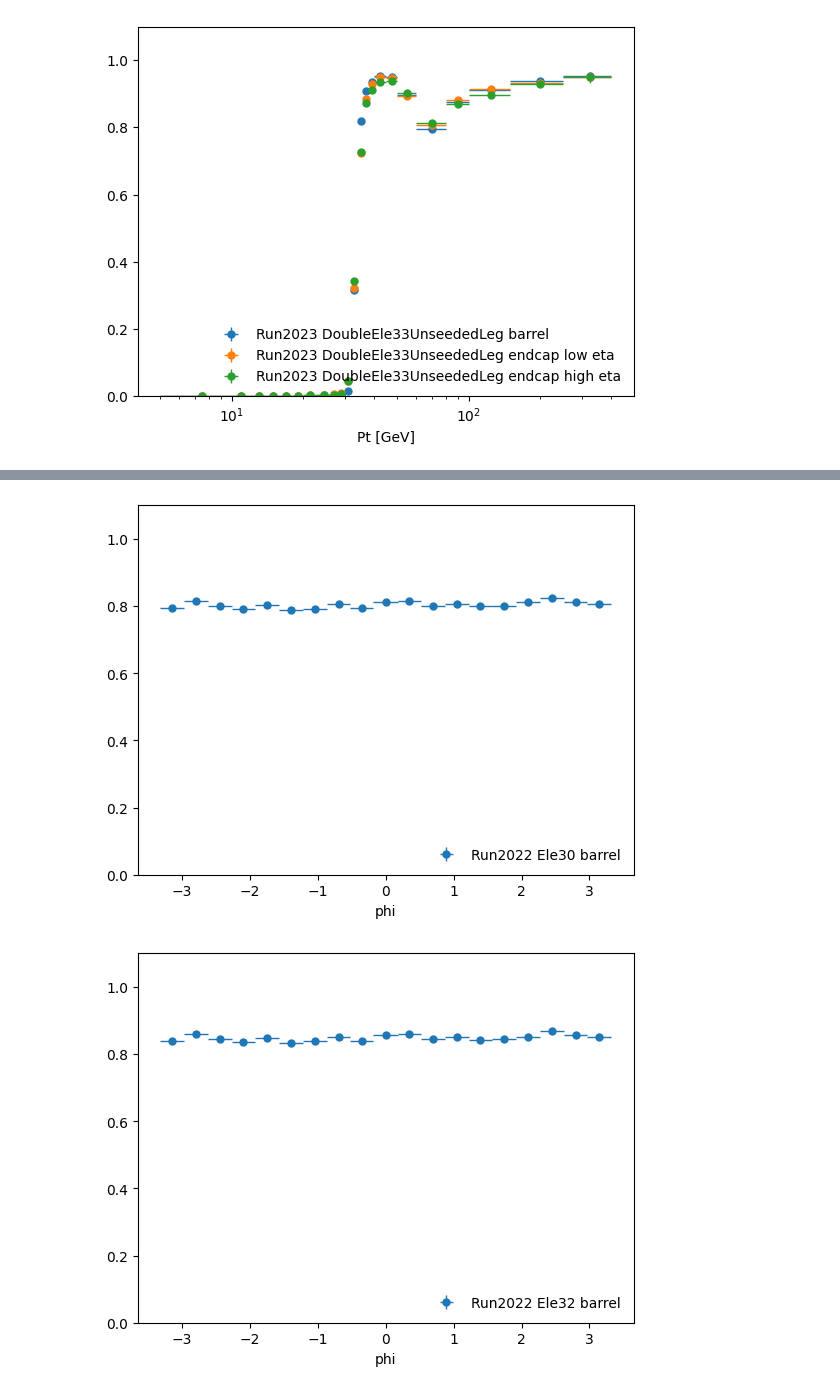
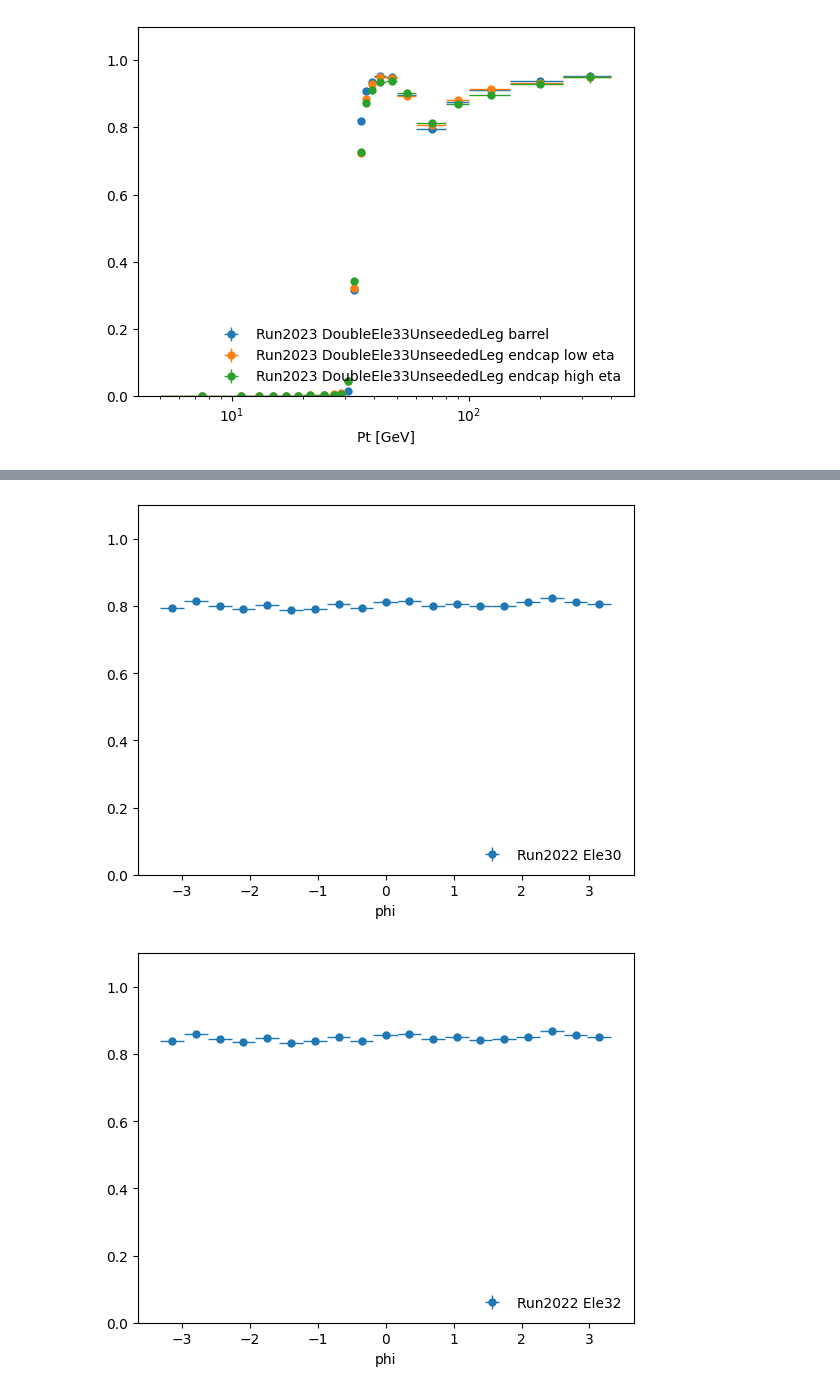
Before and after one commit to ikrommyd/egamma-tnp, a Jupyter notebook: ntuple_efficiency.ipynb, the cells around one changed output, grey strips where cells are left out. Cells and saved outputs as stored; diff of their text form; code cells hidden in the pictures.

```diff
--- a/ntuple_efficiency.ipynb
+++ b/ntuple_efficiency.ipynb
@@ -450,7 +450,7 @@ for year in ["2022", "2023"]:
             plot_efficiency(
                 res["eta"]["entire"]["passing"].to_hist(),
                 res["eta"]["entire"]["all"].to_hist(),
-                label=f"Run{year} {name} barrel",
+                label=f"Run{year} {name}",
             )
             plt.legend(loc="lower right", frameon=False)
             plt.ylim(0.0, 1.1)
@@ -473,17 +473,17 @@ for year in ["2022", "2023"]:
 # %%
 for year in ["2022", "2023"]:
     for name, filter in hlt_paths.items():
         outfile = f"root_files/Run{year}_{name}_ntuples.root"
         with uproot.open(outfile) as res:
             plt.figure()
             plot_efficiency(
                 res["phi"]["entire"]["passing"].to_hist(),
                 res["phi"]["entire"]["all"].to_hist(),
-                label=f"Run{year} {name} barrel",
+                label=f"Run{year} {name}",
             )
             plt.legend(loc="lower right", frameon=False)
             plt.ylim(0.0, 1.1)
             plt.show()
 # %% [output]
-[figure, old version]
+[figure, new version]
-[figure, old version]
+[figure, new version]
```
Also changed, not shown: parts of 2 cells of this notebook.
